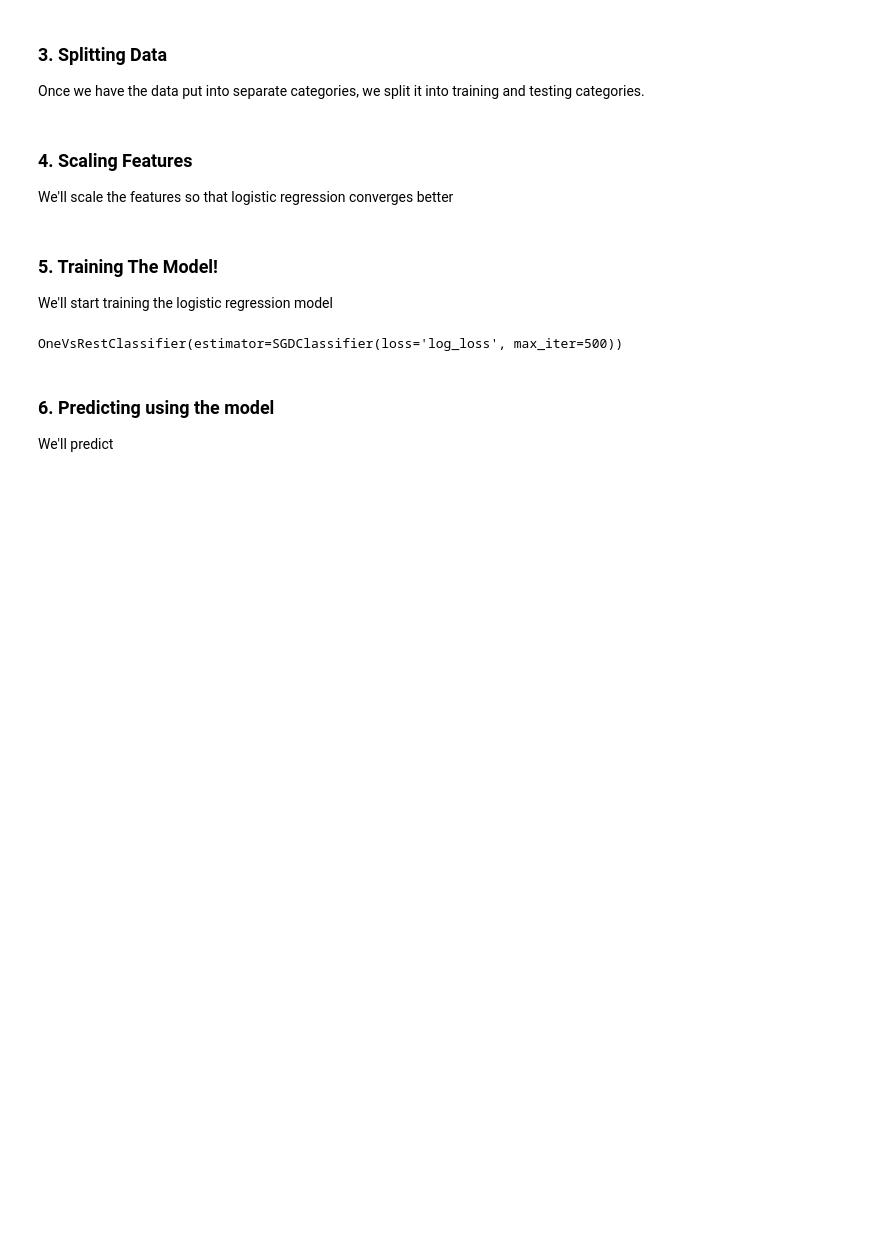
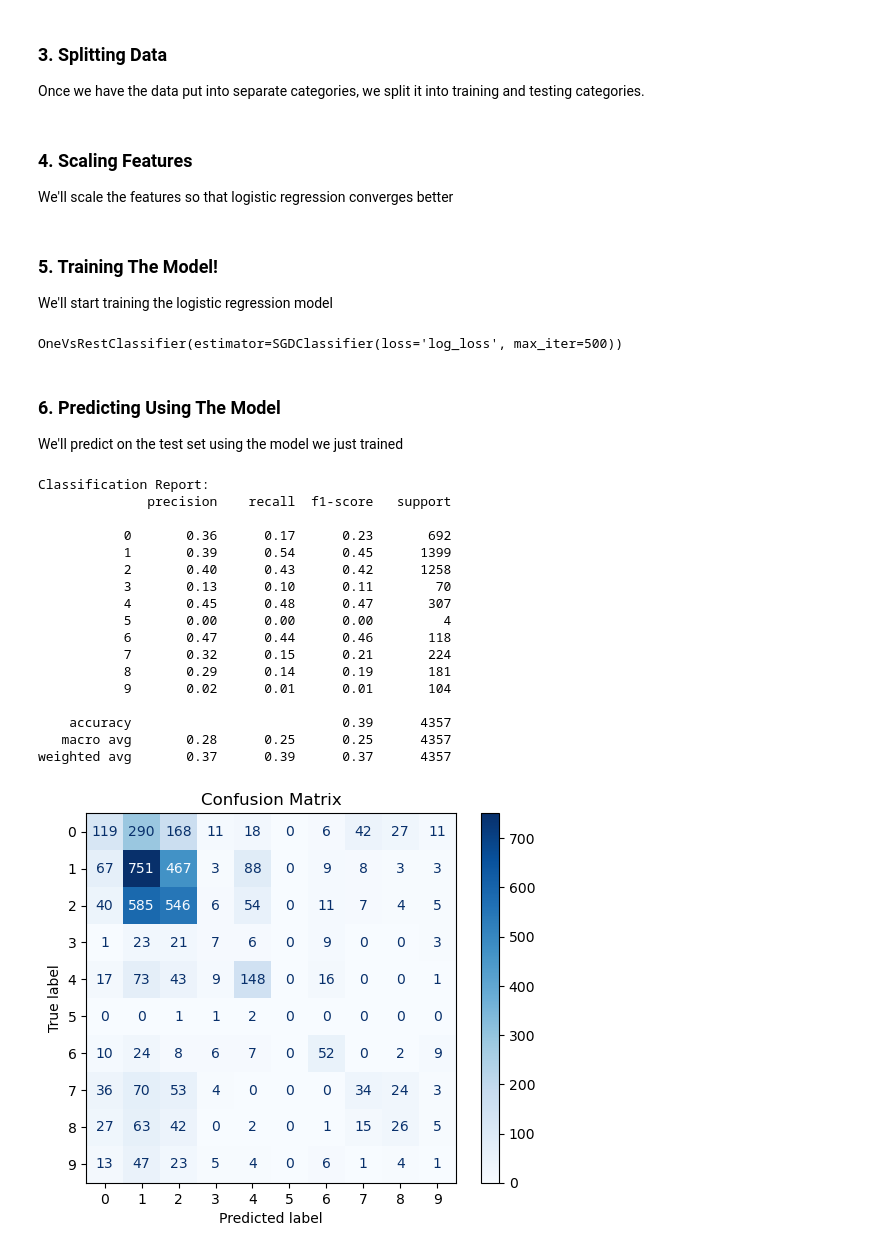
Before and after one commit to gfernan5/galaxy_classifier, a Jupyter notebook: galaxy_classifier.ipynb, the cells around one changed output. Saved outputs shown, nothing was run; the diff lists cells and outputs as text; code cells hidden in the pictures; blank space fills up the shorter version.

```diff
--- a/galaxy_classifier.ipynb
+++ b/galaxy_classifier.ipynb
@@ -47,8 +48,11 @@ X = X.astype(np.float32) / 255.0
 ### 3. Splitting Data
 Once we have the data put into separate categories, we split it into training and testing categories.
 # %%
+# Shuffle the full dataset before splitting
+X, y = shuffle(X, y, random_state = 42)
+
 # Split the data into training and test sets
-X_train, X_test, y_train, y_test = train_test_split(X, y, train_size = 0.8, random_state = 42)
+X_train, X_test, y_train, y_test = train_test_split(X, y, train_size = 0.8, stratify = y, random_state = 42)
 # %% [markdown]
 ### 4. Scaling Features
 We'll scale the features so that logistic regression converges better
@@ -71,6 +75,39 @@ model = OneVsRestClassifier(SGDClassifier(loss = 'log_loss', max_iter = 500))
 model.fit(X_train_small, y_train_small)
 # %% [output]
 OneVsRestClassifier(estimator=SGDClassifier(loss='log_loss', max_iter=500))
-# %% [markdown]
-### 6. Predicting using the model
-We'll predict
+# %% [markdown]
+### 6. Predicting Using The Model
+We'll predict on the test set using the model we just trained
+# %%
+# Predict on the test set
+y_pred = model.predict(X_test)
+
+# Classification report
+print("Classification Report:")
+print(classification_report(y_test, y_pred))
+
+# Confusion matrix
+cm = confusion_matrix(y_test, y_pred)
+disp = ConfusionMatrixDisplay(confusion_matrix=cm)
+disp.plot(cmap='Blues')
+plt.title("Confusion Matrix")
+plt.show()
+# %% [output]
+Classification Report:
+              precision    recall  f1-score   support
+
+           0       0.36      0.17      0.23       692
+           1       0.39      0.54      0.45      1399
+           2       0.40      0.43      0.42      1258
+           3       0.13      0.10      0.11        70
+           4       0.45      0.48      0.47       307
+           5       0.00      0.00      0.00         4
+           6       0.47      0.44      0.46       118
+           7       0.32      0.15      0.21       224
+           8       0.29      0.14      0.19       181
+           9       0.02      0.01      0.01       104
+
+    accuracy                           0.39      4357
+   macro avg       0.28      0.25      0.25      4357
+weighted avg       0.37      0.39      0.37      4357
+[figure, added]
```
Also changed, not shown: parts of 1 cell of this notebook.
